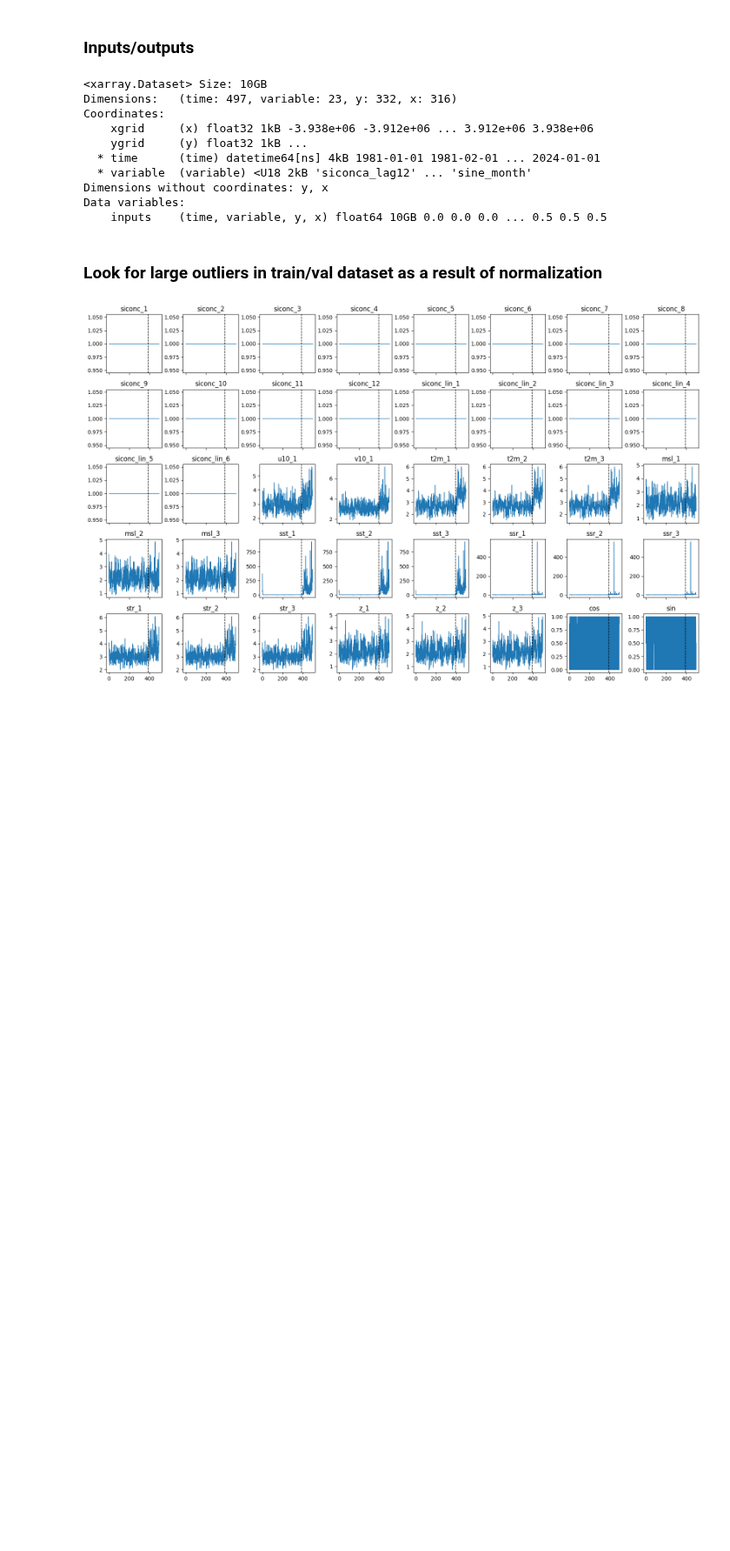
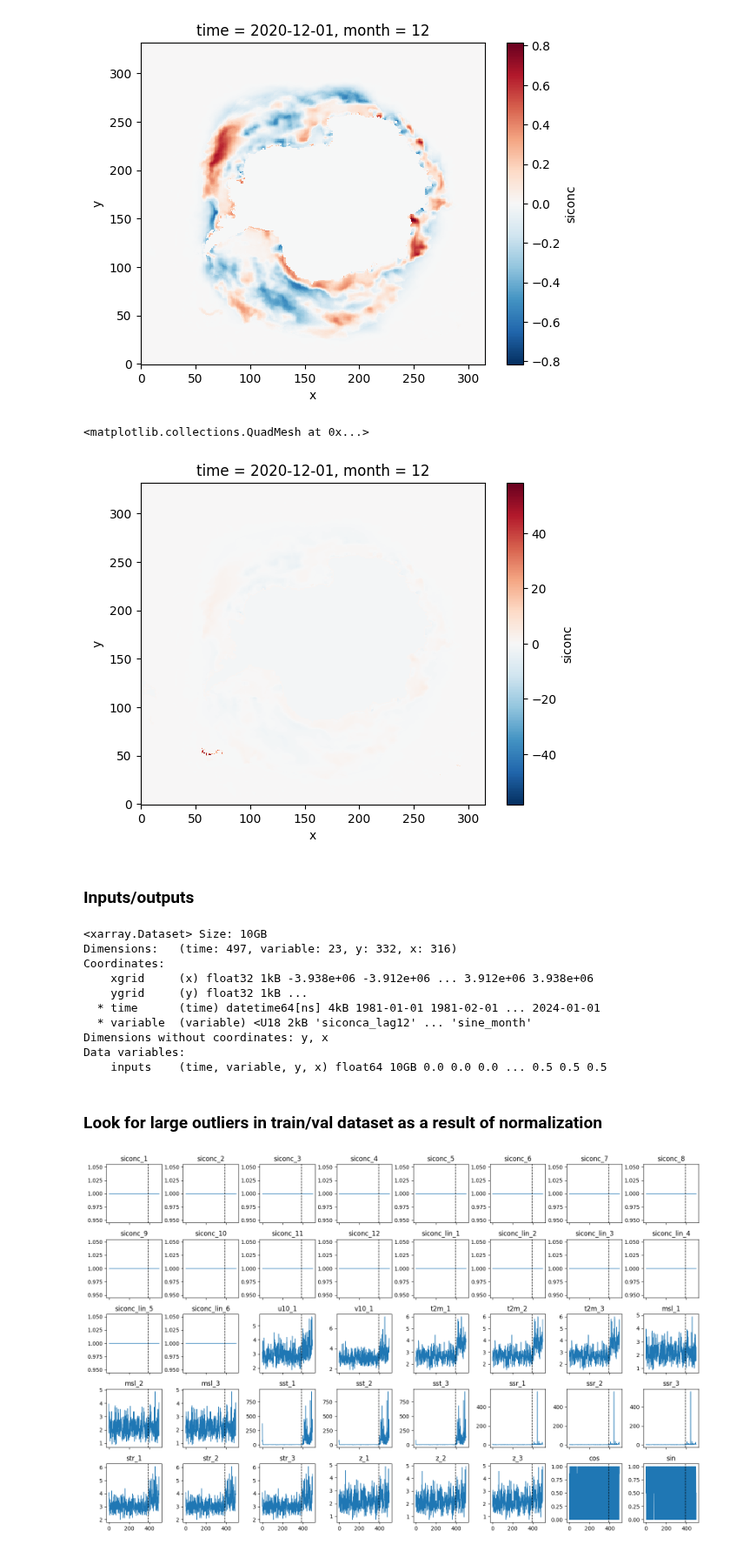
Before and after one commit to ychnli/sicpred, a Jupyter notebook: notebooks/prepdata.ipynb, the cells around one changed output. Shown at 87% size. Saved outputs shown, nothing was run; the diff lists cells and outputs as text; code cells hidden in the pictures; blank space fills up the shorter version.

Commit message:
Calculate siconc anomaly without dividing by stdev

```diff
--- a/notebooks/prepdata.ipynb
+++ b/notebooks/prepdata.ipynb
@@ -17,6 +17,18 @@ DATA_DIRECTORY = '/oak/stanford/groups/earlew/yuchen'
 def read_hdf5_file(data_path, data_name, load=True):
     with h5py.File(data_path, 'r') as f:
         return f[data_name][()]
+# %%
+siconc_da = xr.open_dataset(f"{DATA_DIRECTORY}/NSIDC/seaice_conc_monthly_all.nc").siconc
+siconc_anom_da = xr.open_dataset(f"{DATA_DIRECTORY}/sicpred/normalized_inputs/siconc_anom.nc").siconc
+siconc_norm_da = xr.open_dataset(f"{DATA_DIRECTORY}/sicpred/normalized_inputs/siconc_norm.nc").siconc
+
+siconc_anom_da.sel(time=pd.to_datetime('2020-12')).plot()
+plt.show()
+siconc_norm_da.sel(time=pd.to_datetime('2020-12')).plot()
+# %% [output]
+[figure, added]
+<matplotlib.collections.QuadMesh at 0x...>
+[figure, added]
 # %% [markdown]
 ### Inputs/outputs
 # %%
```
Also changed, not shown: 2 other files.
